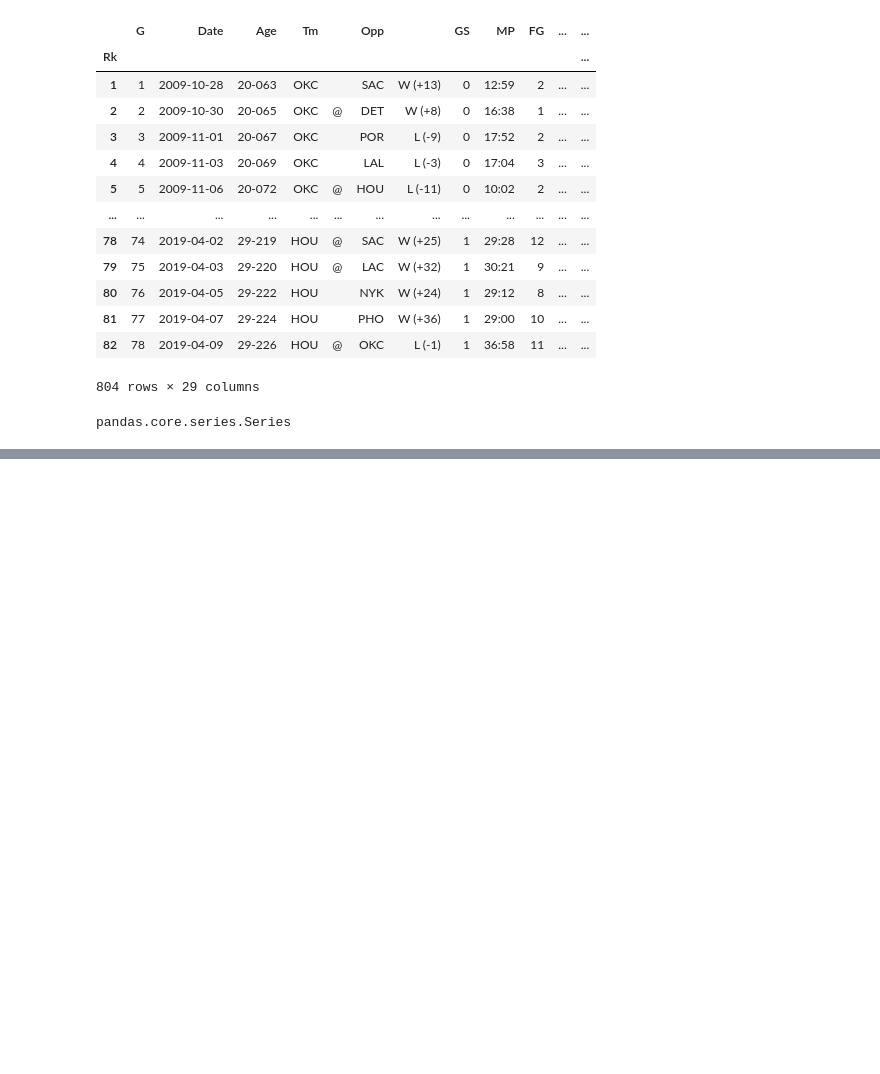
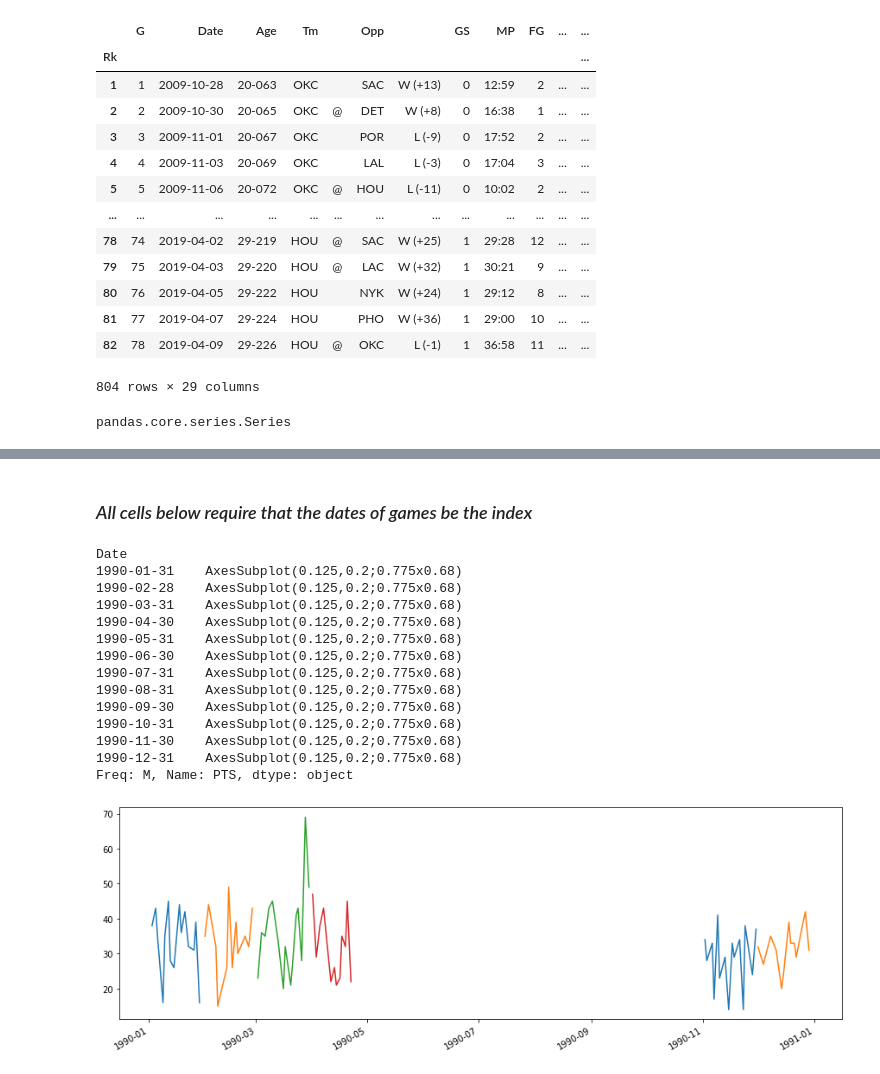
Before and after one commit to samhld/nba_stats, a Jupyter notebook: scratchpads/first.ipynb, the cells around one changed output, grey strips where cells are left out. Drawn from its saved outputs; the diff is of its cells as text; code cells hidden in the pictures; blank space fills up the shorter version.

```diff
--- a/scratchpads/first.ipynb
+++ b/scratchpads/first.ipynb
@@ -324,0 +254,2 @@ mj.head()
+# %% [markdown]
+### *All cells below require that the dates of games be the index*
@@ -325 +269,19 @@ mj.head()
+# %%
+mj_1990.PTS.resample(rule='M').plot(figsize=(15,5))
+# %% [output]
+Date
+1990-01-31    AxesSubplot(0.125,0.2;0.775x0.68)
+1990-02-28    AxesSubplot(0.125,0.2;0.775x0.68)
+1990-03-31    AxesSubplot(0.125,0.2;0.775x0.68)
+1990-04-30    AxesSubplot(0.125,0.2;0.775x0.68)
+1990-05-31    AxesSubplot(0.125,0.2;0.775x0.68)
+1990-06-30    AxesSubplot(0.125,0.2;0.775x0.68)
+1990-07-31    AxesSubplot(0.125,0.2;0.775x0.68)
+1990-08-31    AxesSubplot(0.125,0.2;0.775x0.68)
+1990-09-30    AxesSubplot(0.125,0.2;0.775x0.68)
+1990-10-31    AxesSubplot(0.125,0.2;0.775x0.68)
+1990-11-30    AxesSubplot(0.125,0.2;0.775x0.68)
+1990-12-31    AxesSubplot(0.125,0.2;0.775x0.68)
+Freq: M, Name: PTS, dtype: object
+[figure, added]
 # %%
```
Also changed, not shown: parts of 30 cells of this notebook, 6 other files.
